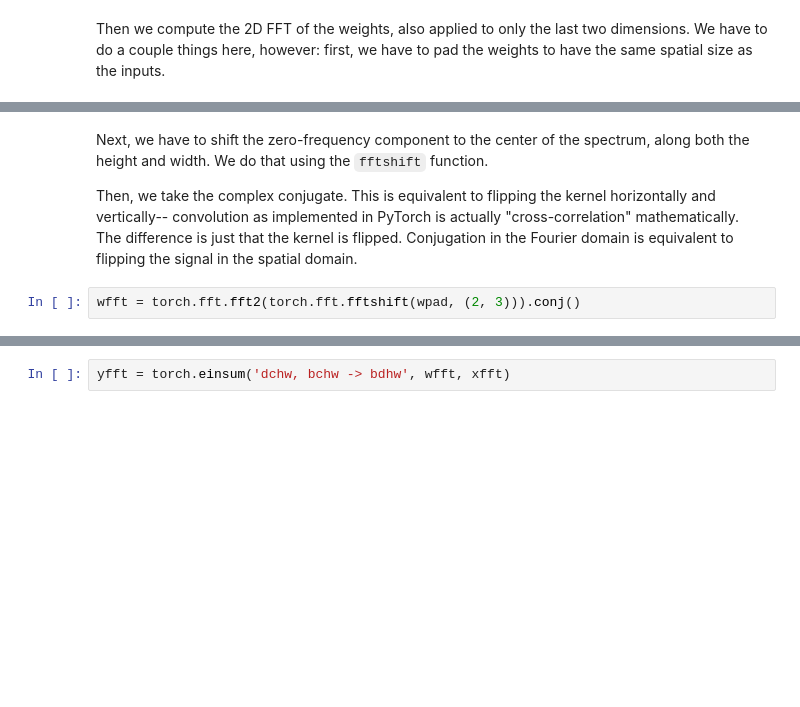
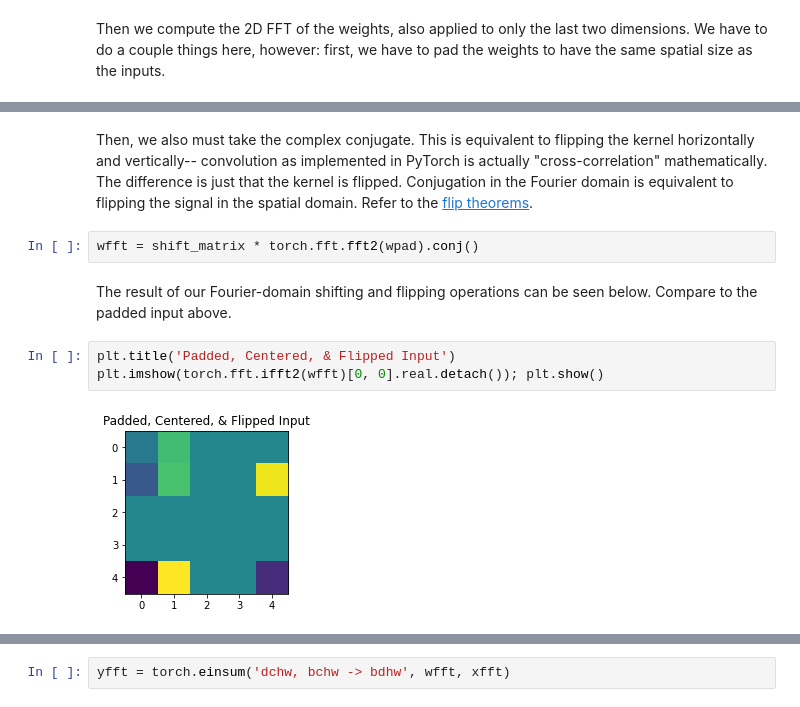
Before and after one commit to locuslab/orthogonal-convolutions, a Jupyter notebook: FFT Convolutions.ipynb, the cells around one changed output, grey strips where cells are left out. Saved outputs shown, nothing was run; the diff lists cells and outputs as text; blank space fills up the shorter version.

Commit message:
Fix kernel centering

```diff
--- a/FFT Convolutions.ipynb
+++ b/FFT Convolutions.ipynb
@@ -38,13 +60,18 @@ wpad = F.pad(conv.weight, (n - k, 0, n - k, 0))
 # %% [markdown]
-Next, we have to shift the zero-frequency component to the center of the spectrum,
-along both the height and width. We do that using the `fftshift` function.
-
-Then, we take the complex conjugate. This is equivalent to flipping the kernel horizontally and vertically--
+Then, we also must take the complex conjugate. This is equivalent to flipping the kernel horizontally and vertically--
 convolution as implemented in PyTorch is actually "cross-correlation" mathematically.
 The difference is just that the kernel is flipped.
 Conjugation in the Fourier domain is equivalent to flipping the signal in the spatial domain.
+Refer to the [flip theorems](https://ccrma.stanford.edu/~jos/sasp/Flip_Theorems.html).
 # %%
-wfft = torch.fft.fft2(torch.fft.fftshift(wpad, (2, 3))).conj()
+wfft = shift_matrix * torch.fft.fft2(wpad).conj()
+# %% [markdown]
+The result of our Fourier-domain shifting and flipping operations can be seen below. Compare to the padded input above.
+# %%
+plt.title('Padded, Centered, & Flipped Input')
+plt.imshow(torch.fft.ifft2(wfft)[0, 0].real.detach()); plt.show()
+# %% [output]
+[figure, added]
 # %% [markdown]
 Then, we implement the product described by this figure, using `einsum`.<br><br>
 <center>
```
Also changed, not shown: parts of 24 cells of this notebook.
